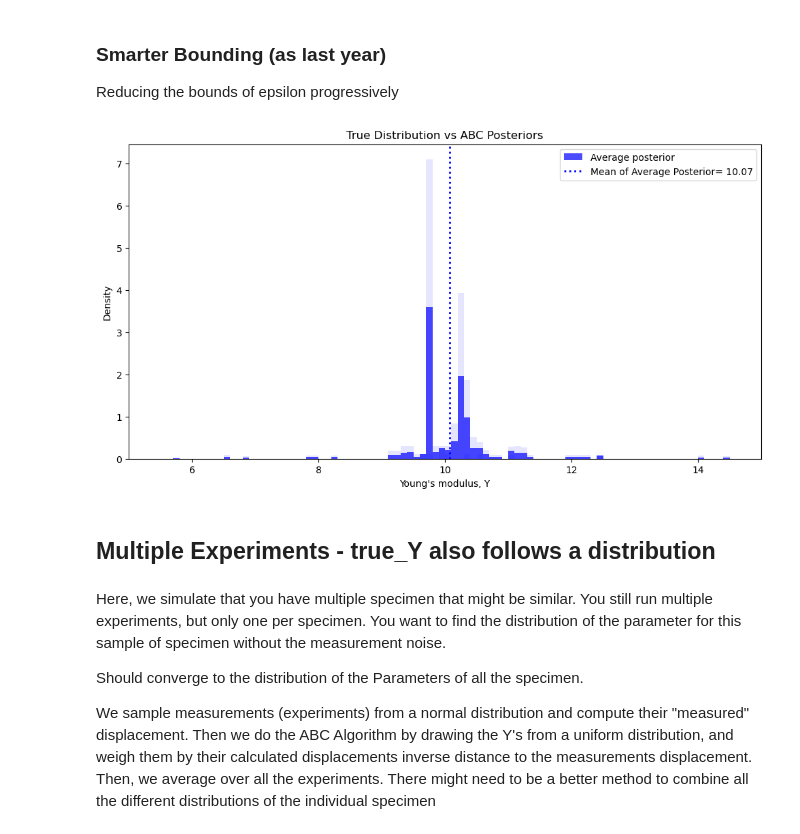
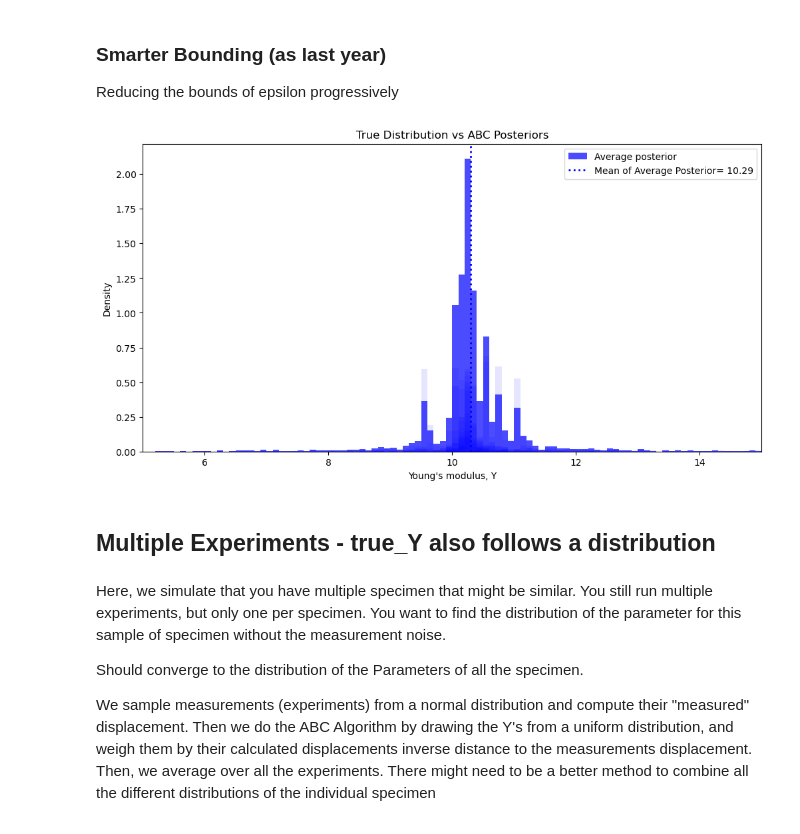
Before and after one commit to lusxvr/bayesian_parameter_identification, a Jupyter notebook: Bayesian_Parameter_Identification.ipynb, the cells around one changed output. Cells and saved outputs as stored; diff of their text form; code cells hidden in the pictures.

```diff
--- a/Bayesian_Parameter_Identification.ipynb
+++ b/Bayesian_Parameter_Identification.ipynb
@@ -609,12 +648,16 @@ def ABC_half_rejection_method(U_obs, Y_tilde, eps, N_steps, N_trials, noise_mean
             Y_sample = np.random.uniform(Y_min_ini, Y_max_ini)
 
             # Solve the forward model
-            solve_linear_model(mesh=mesh, boundaries_mf=boundaries_mf, bcs=bcs, U=U, Y=Y_sample, nu=nu, P=P_obs, init_U=True)
-            U.vector()[:] += numpy.random.normal(loc=noise_mean, scale=noise_sd, size=U.vector().get_local().shape)
+            #solve_linear_model(mesh=mesh, boundaries_mf=boundaries_mf, bcs=bcs, U=U, Y=Y_sample, nu=nu, P=P_obs, init_U=True)
+            #U.vector()[:] += numpy.random.normal(loc=noise_mean, scale=noise_sd, size=U.vector().get_local().shape)
+            # Compute the discrepancy between current simulation and observed data
+            #d_sample = compute_distance(U, U_obs)
 
-
-            # Compute the discrepancy between current simulation and observed data
-            d_sample = compute_distance(U, U_obs)
+            U_trial = df.Function(U_obs.function_space())
+            U_trial.assign(U_obs)
+            U_trial.vector()[:] *= Y_sample/true_Y
+            U_trial.vector()[:] += numpy.random.normal(loc=noise_mean, scale=noise_sd, size=U.vector().get_local().shape)
+            d_sample = compute_distance(U_trial, U_obs)
 
             # Compute weight (higher weight for lower discrepancy)
             weight = 1.0 / (d_sample + eps_w)
@@ -689,9 +732,9 @@ noise_sd = 0.01
 ### With epsilon rejection of samples
 # %%
 # Number of experiments to run
-n_experiments = 2
+n_experiments = 20
 N_trials = 100
-epsilon = 0.5  # acceptance threshold
+epsilon = 0.25  # acceptance threshold
 
 # Storage for results from all experiments
 all_experiment_accepted_Y = []
@@ -703,7 +746,7 @@ for exp in tqdm(range(n_experiments), ncols= 100):
 
     # Generate synthetic observation with this Y_true
     solve_linear_model(mesh=mesh, boundaries_mf=boundaries_mf, bcs=bcs, U=U,
-                      Y=Y_true, nu=nu, P=P_obs)
+                      Y=Y_true, nu=nu, P=P_obs, init_U=True)
     U_obs = df.Function(U.function_space())
     U_obs.assign(U)
 
@@ -765,7 +808,7 @@ Total number of accepted samples: 166
 ### With Distance based weighing of samples
 # %%
 # Number of experiments & trials to run
-n_experiments = 2
+n_experiments = 20
 N_trials = 100
 
 # Storage for results from all experiments
@@ -779,7 +822,7 @@ for exp in tqdm(range(n_experiments), ncols= 100):
 
     # Generate synthetic observation with this Y_true
     solve_linear_model(mesh=mesh, boundaries_mf=boundaries_mf, bcs=bcs, U=U,
-                      Y=Y_true, nu=nu, P=P_obs)
+                      Y=Y_true, nu=nu, P=P_obs, init_U=True)
     U_obs = df.Function(U.function_space())
     U_obs.assign(U)
 
@@ -827,7 +870,7 @@ plt.show();
 Reducing the bounds of epsilon progressively
 # %%
 # Number of experiments & trials to run
-n_experiments = 2
+n_experiments = 20
 Y_tilde = 10
 eps = 5
 N_steps = 10
@@ -844,7 +887,7 @@ for exp in tqdm(range(n_experiments), ncols= 100):
 
     # Generate synthetic observation with this Y_true
     solve_linear_model(mesh=mesh, boundaries_mf=boundaries_mf, bcs=bcs, U=U,
-                      Y=Y_true, nu=nu, P=P_obs)
+                      Y=Y_true, nu=nu, P=P_obs, init_U=True)
     U_obs = df.Function(U.function_space())
     U_obs.assign(U)
 
@@ -860,35 +903,35 @@ for exp in tqdm(range(n_experiments), ncols= 100):
 # %%
 # Plot results
 plt.figure(figsize=(12, 6))
 bins = 100
 
 # Plot individual experiment posteriors (semi-transparent)
 for samples, weights in zip(all_experiment_samples, all_experiment_weights):
-    plt.hist(samples, bins=bins, density=True, weights=weights,
+    plt.hist(samples, bins=bins, density=False, weights=weights,
              alpha=0.1, color='blue', range=(Y_min, Y_max))
 
 # Plot average posterior
 combined_samples = np.concatenate(all_experiment_samples)
 combined_weights = np.concatenate(all_experiment_weights) / n_experiments
 plt.hist(combined_samples, bins=bins, density=True, weights=combined_weights,
          alpha=0.7, color='blue', range=(Y_min, Y_max),
          label='Average posterior')
 
 # Calculate and plot the mean of the average posterior as a dotted line
 mean_posterior = np.mean(combined_samples)
 plt.axvline(mean_posterior, color='blue', linestyle='dotted', linewidth=2, label=f'Mean of Average Posterior= {mean_posterior:.2f}')
 
 
 plt.xlabel("Young's modulus, Y")
 plt.ylabel("Density")
 plt.title("True Distribution vs ABC Posteriors")
 plt.legend()
 plt.xlim(Y_min, Y_max)
 plt.show();
 # %% [output]
-[figure, old version]
+[figure, new version]
-# %% [markdown]
-## Multiple Experiments - true_Y also follows a distribution
+# %% [markdown]
+## Multiple Experiments - true_Y also follows a distribution
 # %% [markdown]
 Here, we simulate that you have multiple specimen that might be similar. You still run multiple experiments, but only one per specimen. You want to find the distribution of the parameter for this sample of specimen without the measurement noise.
 
```
Also changed, not shown: parts of 42 cells of this notebook.
